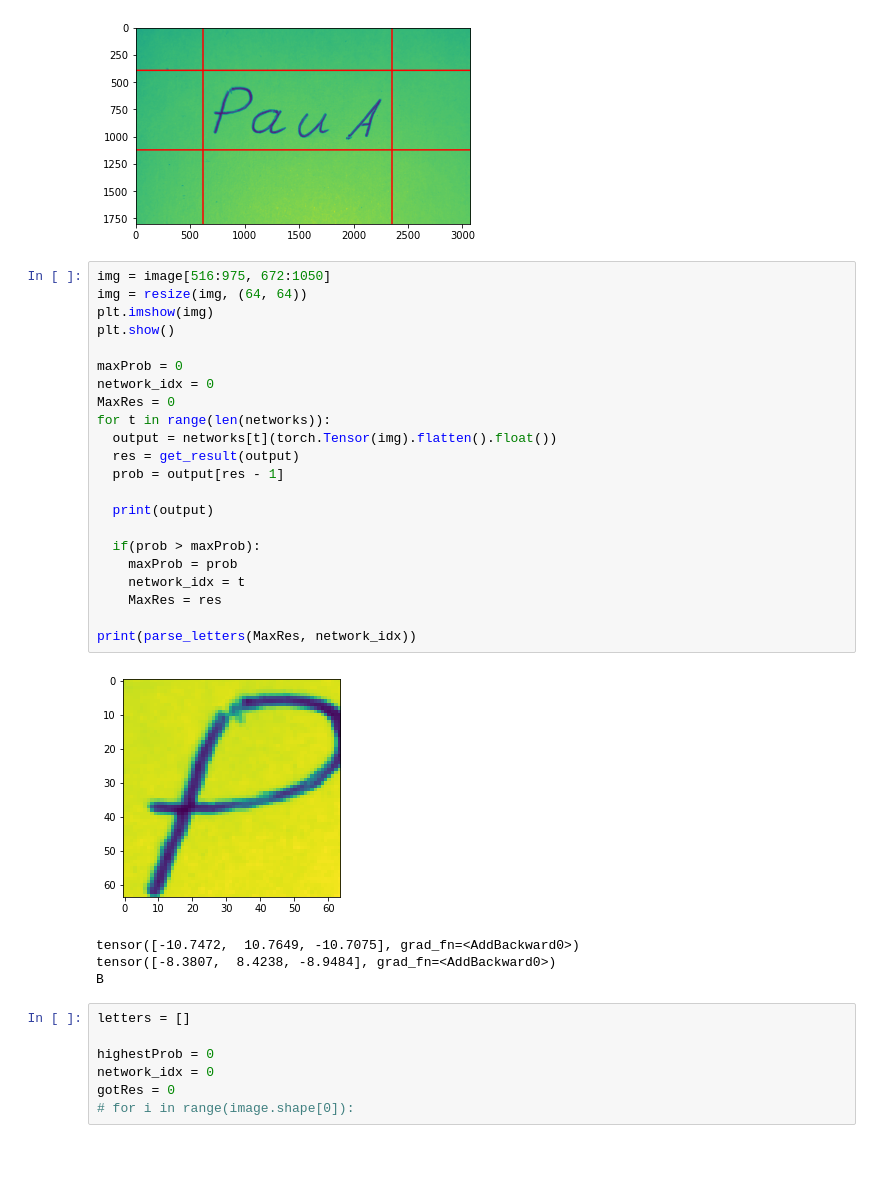
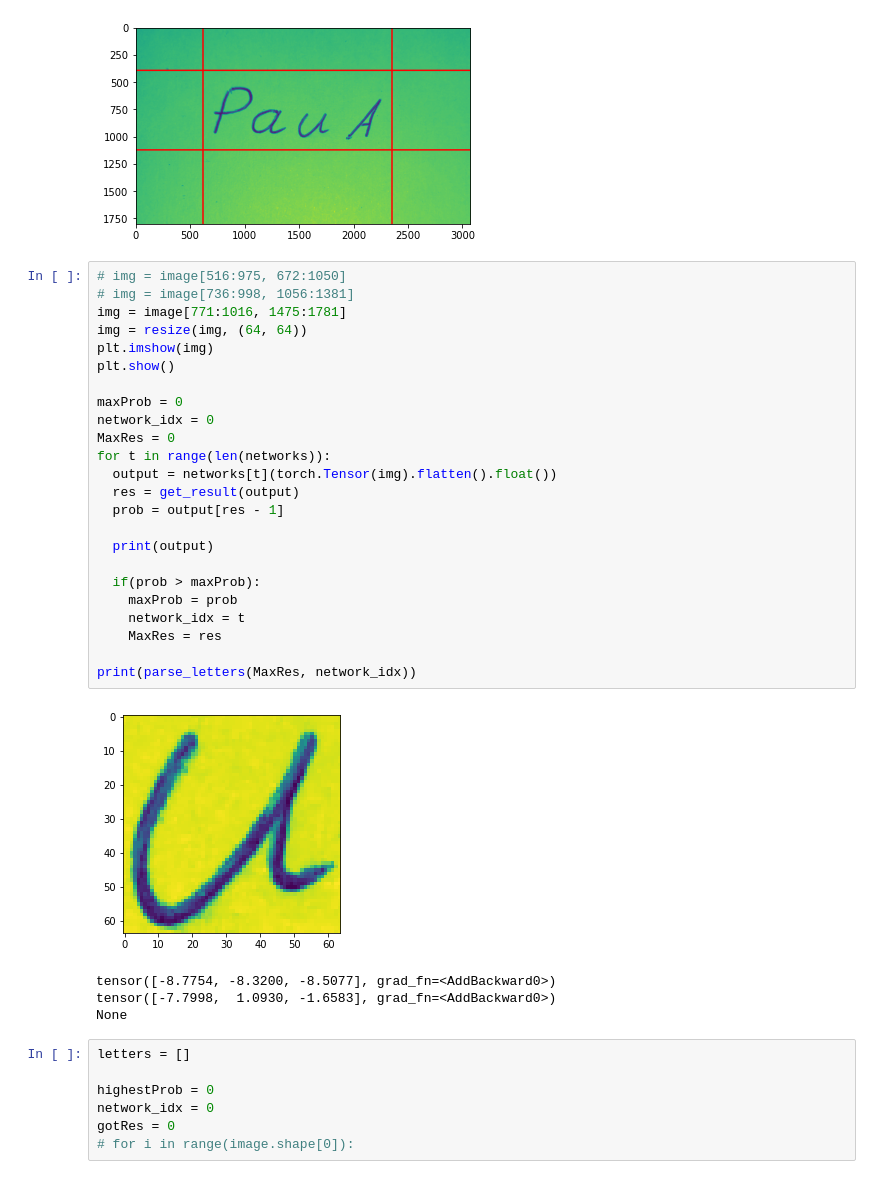
Before and after one commit to PauliusMilmantas/Lithuanian_OCR, a Jupyter notebook: Code/Alternative/Detection.ipynb, the cells around one changed output. Saved outputs shown, nothing was run; the diff lists cells and outputs as text.

```diff
--- a/Code/Alternative/Detection.ipynb
+++ b/Code/Alternative/Detection.ipynb
@@ -304,32 +304,34 @@ plt.show()
 # %% [output]
 [figure]
 # %%
-img = image[516:975, 672:1050]
+# img = image[516:975, 672:1050]
+# img = image[736:998, 1056:1381]
+img = image[771:1016, 1475:1781]
 img = resize(img, (64, 64))
 plt.imshow(img)
 plt.show()
 
 maxProb = 0
 network_idx = 0
 MaxRes = 0
 for t in range(len(networks)):
   output = networks[t](torch.Tensor(img).flatten().float())
   res = get_result(output)
   prob = output[res - 1]
 
   print(output)
 
   if(prob > maxProb):
     maxProb = prob
     network_idx = t
     MaxRes = res
 
 print(parse_letters(MaxRes, network_idx))
 # %% [output]
-[figure, old version]
+[figure, new version]
-tensor([-10.7472,  10.7649, -10.7075], grad_fn=<AddBackward0>)
-tensor([-8.3807,  8.4238, -8.9484], grad_fn=<AddBackward0>)
-B
+tensor([-8.7754, -8.3200, -8.5077], grad_fn=<AddBackward0>)
+tensor([-7.7998,  1.0930, -1.6583], grad_fn=<AddBackward0>)
+None
 # %%
 letters = []
 
```
Also changed, not shown: parts of 1 cell of this notebook, 4 other files.
